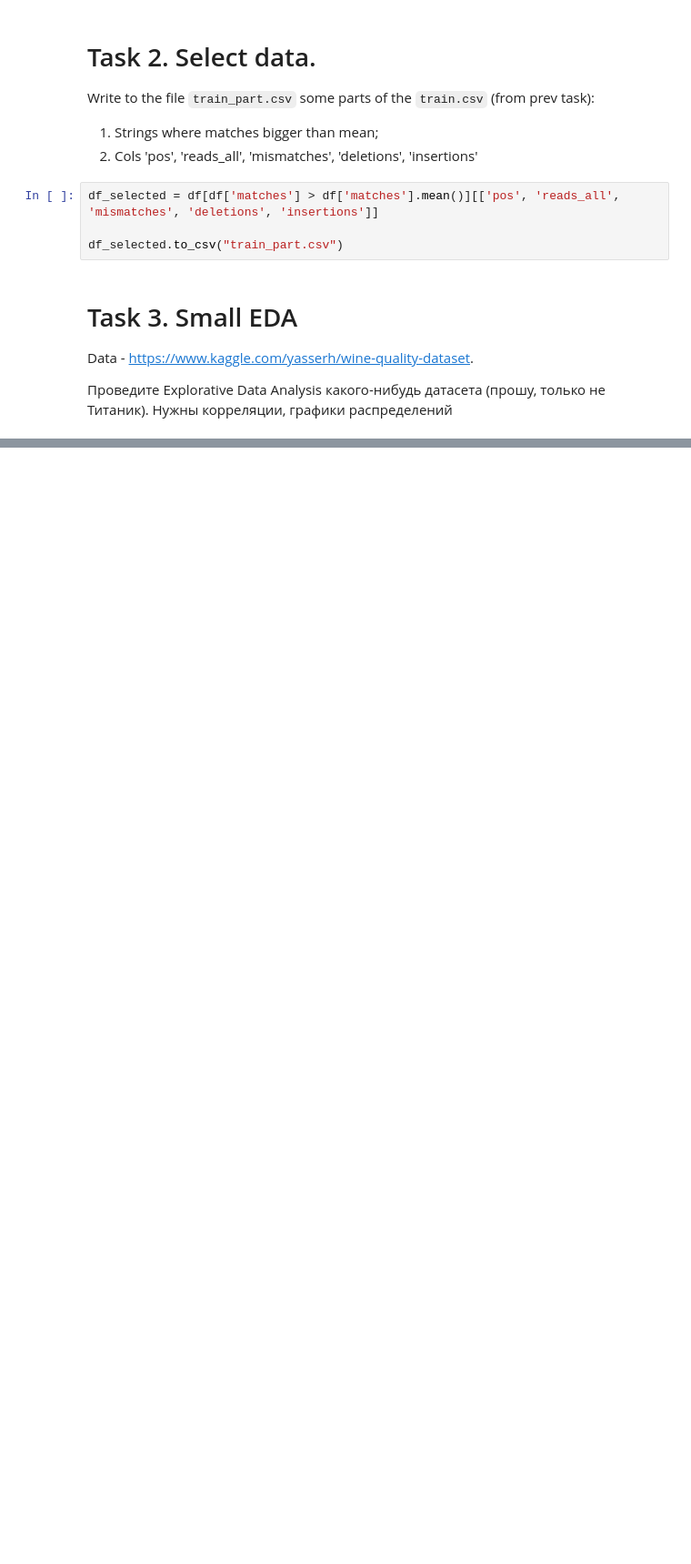
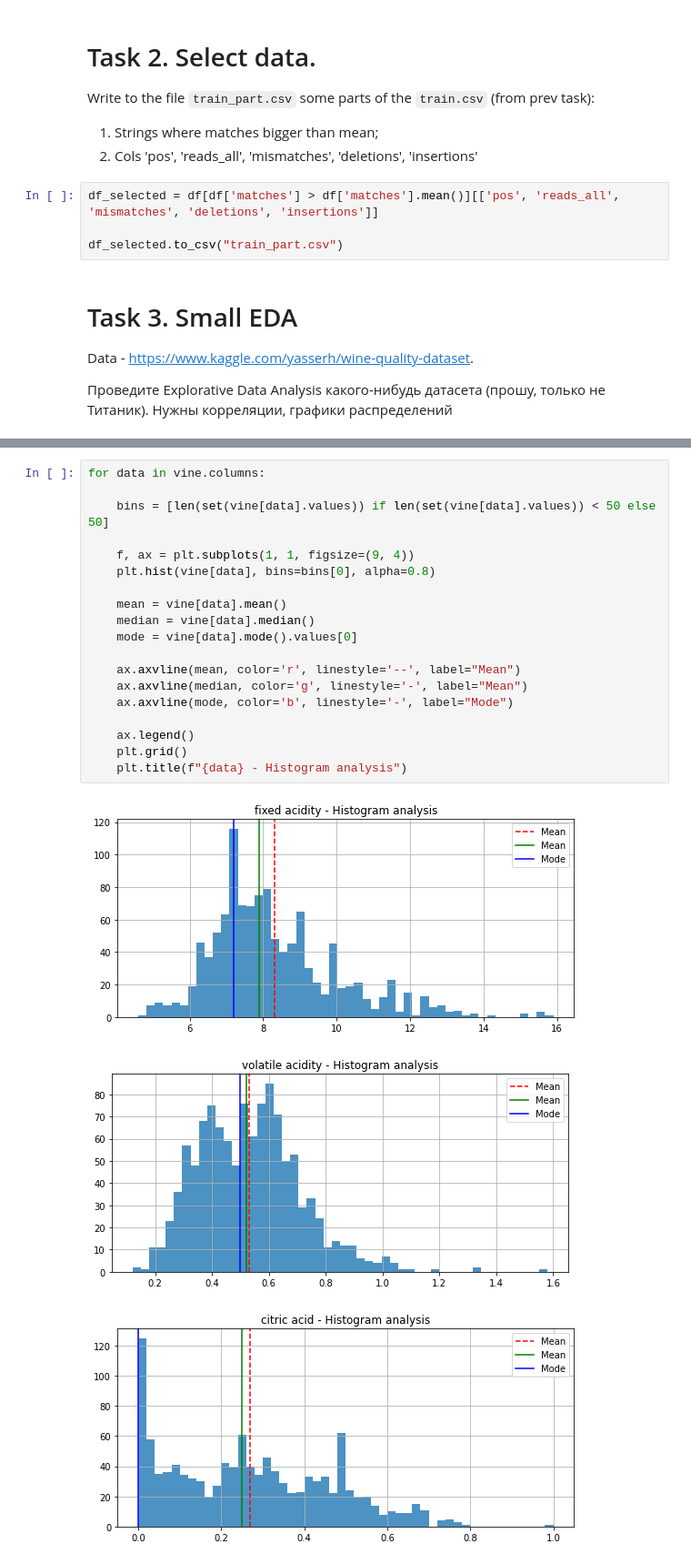
Before and after one commit to Freddsle/BI_2021_Python, a Jupyter notebook: python_homework/pandas_practice/ppractice.ipynb, the cells around one changed output, grey strips where cells are left out. Shown at 91% size. Saved outputs shown, nothing was run; the diff lists cells and outputs as text; blank space fills up the shorter version.

```diff
--- a/python_homework/pandas_practice/ppractice.ipynb
+++ b/python_homework/pandas_practice/ppractice.ipynb
@@ -72,0 +162,23 @@ vine
+# %%
+for data in vine.columns:
+
+    bins = [len(set(vine[data].values)) if len(set(vine[data].values)) < 50 else 50]
+
+    f, ax = plt.subplots(1, 1, figsize=(9, 4))
+    plt.hist(vine[data], bins=bins[0], alpha=0.8)
+
+    mean = vine[data].mean()
+    median = vine[data].median()
+    mode = vine[data].mode().values[0]
+
+    ax.axvline(mean, color='r', linestyle='--', label="Mean")
+    ax.axvline(median, color='g', linestyle='-', label="Mean")
+    ax.axvline(mode, color='b', linestyle='-', label="Mode")
+
+    ax.legend()
+    plt.grid()
+    plt.title(f"{data} - Histogram analysis")
+# %% [output]
+[figure, added]
+[figure, added]
+[figure, added]
```
Also changed, not shown: parts of 9 cells of this notebook.
